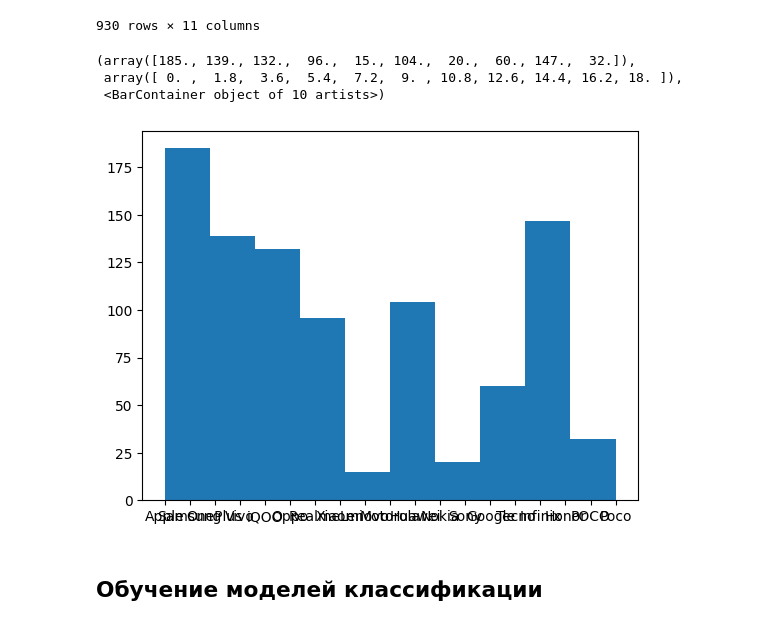
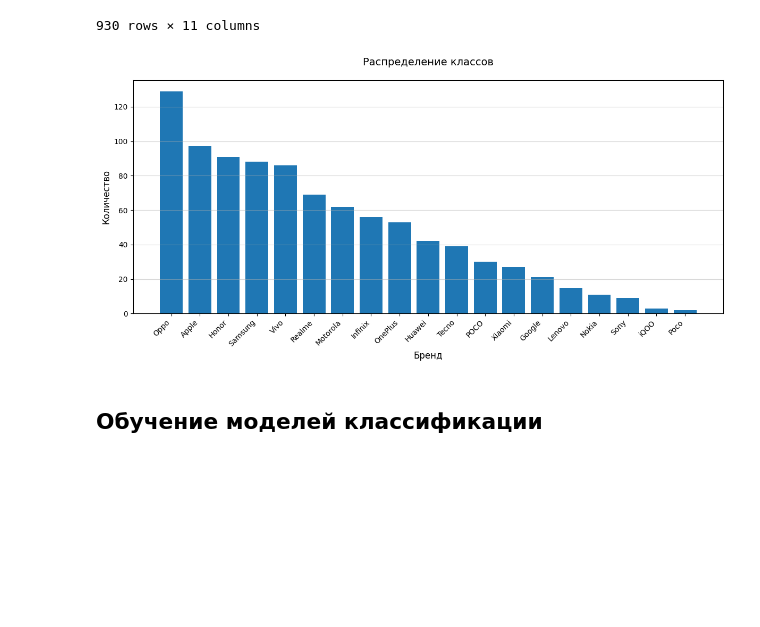
Before and after one commit to IamGuts/Stronghold_of_digital_martyrdom, a Jupyter notebook: Projects/Modile Dataset/Modile_data.ipynb, the cells around one changed output. Saved outputs shown, nothing was run; the diff lists cells and outputs as text; code cells hidden in the pictures; blank space fills up the shorter version.

```diff
--- a/Projects/Modile Dataset/Modile_data.ipynb
+++ b/Projects/Modile Dataset/Modile_data.ipynb
@@ -718,15 +787,34 @@ brand_china_df.drop('Company Name', axis = 1)
 | 928 | 2399.85 | 239.0 | 12.0 | 104.0 | 50.0 | 1193.534211 | 4400.0 | ... |
 | 929 | 2699.85 | 239.0 | 12.0 | 104.0 | 50.0 | 1193.534211 | 4400.0 | ... |
 930 rows × 11 columns
-# %%
-class_balance = brand_china_df['Brand']
-plt.hist(class_balance
-         )
-# %% [output]
-(array([185., 139., 132.,  96.,  15., 104.,  20.,  60., 147.,  32.]),
- array([ 0. ,  1.8,  3.6,  5.4,  7.2,  9. , 10.8, 12.6, 14.4, 16.2, 18. ]),
- <BarContainer object of 10 artists>)
-[figure, removed]
+# %%
+# Подсчет частоты каждого бренда
+brand_counts = brand_china_df['Brand'].value_counts()
+
+# Создание фигуры
+plt.figure(figsize=(12, 6))
+
+# Построение столбчатой диаграммы
+bars = plt.bar(brand_counts.index, brand_counts.values)
+
+# Настройка подписей
+plt.xticks(
+    rotation=45,          # Поворот на 45 градусов
+    ha='right',           # Выравнивание по правому краю
+    fontsize=10           # Размер шрифта
+)
+
+# Дополнительные настройки
+plt.title('Распределение классов', fontsize=14, pad=20)
+plt.xlabel('Бренд', fontsize=12)
+plt.ylabel('Количество', fontsize=12)
+plt.grid(axis='y', alpha=0.5)
+
+# Автоматическая регулировка отступов
+plt.tight_layout()
+plt.show()
+# %% [output]
+[figure, added]
 # %% [markdown]
 ## Обучение моделей классификации
 # %% [markdown]
```
Also changed, not shown: parts of 33 cells of this notebook, 4 other files.
